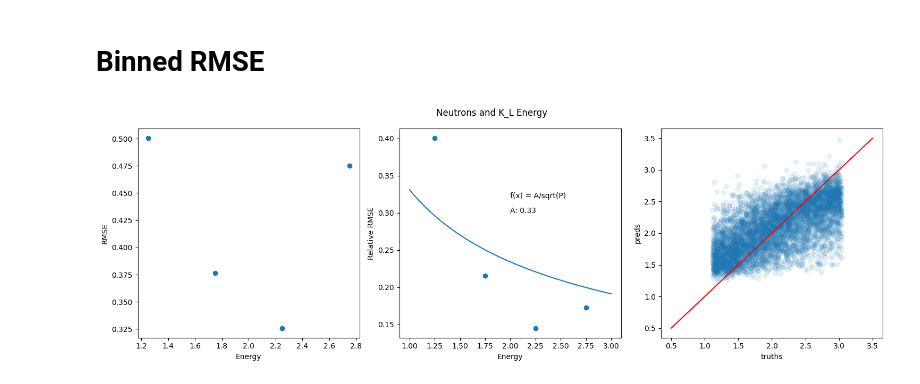
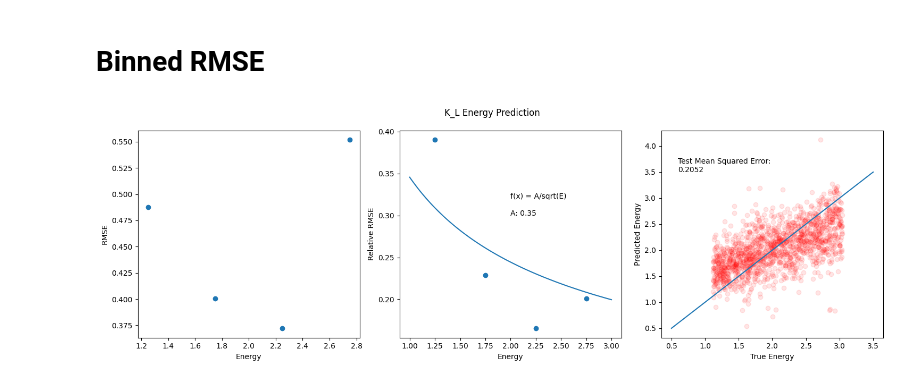
Before and after one commit to RowanKell/work_eic, a Jupyter notebook: macros/Timing_estimation/GNN_Energy.ipynb, the cells around one changed output. Drawn from its saved outputs; the diff is of its cells as text; code cells hidden in the pictures.

```diff
--- a/macros/Timing_estimation/GNN_Energy.ipynb
+++ b/macros/Timing_estimation/GNN_Energy.ipynb
@@ -29,14 +30,15 @@ from GNN_util import process_df_vectorized,create_directory,HitDataset,create_fa
 ## **Load in Data**
 The data is stored as pandas dataframes where each row is a hit in the detector
 # %%
-num_dfs = 800
+num_dfs = 200
 dfs = []
 for i in range(0,0 + num_dfs):
     try:
 #         new_df = pd.read_csv(f"/hpc/group/vossenlab/rck32/eic/work_eic/macros/Timing_estimation/data/df/test_Feb_13_50events_run_1_{i}.csv")
 #         new_df = pd.read_csv(f"/hpc/group/vossenlab/rck32/eic/work_eic/macros/Timing_estimation/data/df/Feb_19_pip_50events_run_1_{i}.csv") #pip
 #         new_df = pd.read_csv(f"/hpc/group/vossenlab/rck32/eic/work_eic/macros/Timing_estimation/data/df/March_5_K_L_50events_run_1_{i}.csv")
-        new_df = pd.read_csv(f"/hpc/group/vossenlab/rck32/eic/work_eic/macros/Timing_estimation/data/df/March_5_K_L_strip_position_fixed_50events_run_1_{i}.csv")
+#         new_df = pd.read_csv(f"/hpc/group/vossenlab/rck32/eic/work_eic/macros/Timing_estimation/data/df/March_5_K_L_strip_position_fixed_50events_run_1_{i}.csv")
+        new_df = pd.read_csv(f"/hpc/group/vossenlab/rck32/eic/work_eic/macros/Timing_estimation/data/df/March_16_dataset_size_study50events_run_1_{i}.csv")
 #         new_df = pd.read_csv(f"/hpc/group/vossenlab/rck32/eic/work_eic/macros/Timing_estimation/data/df/March_3_K_L_corrected_sens50events_run_1_{i}.csv") #pip
 #         new_df = pd.read_csv(f"/hpc/group/vossenlab/rck32/eic/work_eic/macros/Timing_estimation/data/df/naive_CFD_Feb_10_50events_run_1_{i}.csv") #pions
     except FileNotFoundError as e:
@@ -561,12 +641,14 @@ plot.tight_layout()
 
 Now we can check the RMSE and across the whole test dataset and visualize the result
 # %%
-test_truths, test_preds, test_rmse = test_GNN(trained_model, test_dataloader)
+test_truths, test_preds, test_mse = test_GNN(trained_model, test_dataloader)
 
 plot.plot([0,5],[0,5])
-plot.title("Test dataset results")
-plot.scatter(test_truths,test_preds,alpha = 0.1)
-plot.xlabel("truths")
-plot.ylabel("preds")
+plot.title("K_L True vs Predicted Energy")
+plot.scatter(test_truths,test_preds,alpha = 0.1,color = "r")
+plot.xlabel("True Energy")
+plot.ylabel("Predicted Energy")
+plot.text(0.5,4,f"Test Mean Squared Error:\n{test_mse[0][0]:0.4f}")
 plot.tight_layout()
+plot.savefig("plots/GNN/March_17_predsvtruth.jpeg")
 # %% [output]
@@ -693,18 +820,19 @@ x_fit = np.linspace(1, 3, 100)
 y_fit = func(x_fit, params)
 # %%
 fig,axs = plot.subplots(1,3,figsize = (15,5))
-fig.suptitle("Neutrons and K_L Energy")
+fig.suptitle("K_L Energy Prediction")
 axs[0].scatter(rmse_per_bin.keys(),rmse_per_bin.values())
 axs[0].set(xlabel="Energy",ylabel = "RMSE")
 axs[1].scatter(rmse_per_bin.keys(),np.array(list(rmse_per_bin.values())) / np.array(list(rmse_per_bin.keys())))
 axs[1].plot(x_fit,y_fit)
 axs[1].set(xlabel="Energy",ylabel = "Relative RMSE")
 axs[1].text(2,0.3,f"A: {params[0]:.2f}")
-axs[1].text(2,0.32,f"f(x) = A/sqrt(P)")
-axs[2].scatter(test_truths,test_preds,alpha = 0.1)
-axs[2].plot([0.5,3.5],[0.5,3.5],color = "red")
-axs[2].set(xlabel = "truths",ylabel = "preds")
+axs[1].text(2,0.32,f"f(x) = A/sqrt(E)")
+axs[2].scatter(test_truths,test_preds,alpha = 0.1,color = "r")
+axs[2].text(0.6,3.5,f"Test Mean Squared Error:\n{np.mean(list(rmse_per_bin.values()))**2:0.4f}")
+axs[2].plot([0.5,3.5],[0.5,3.5])
+axs[2].set(xlabel = "True Energy",ylabel = "Predicted Energy")
 fig.tight_layout()
-# plot.savefig(f"plots/GNN/run_{run_num}_RMSE_k_6.pdf")
+plot.savefig(f"plots/GNN/March_17_run_{run_num}_RMSE_k_6.jpeg")
 # %% [output]
-[figure, old version]
+[figure, new version]
```
Also changed, not shown: parts of 11 cells of this notebook, 14 other files.
